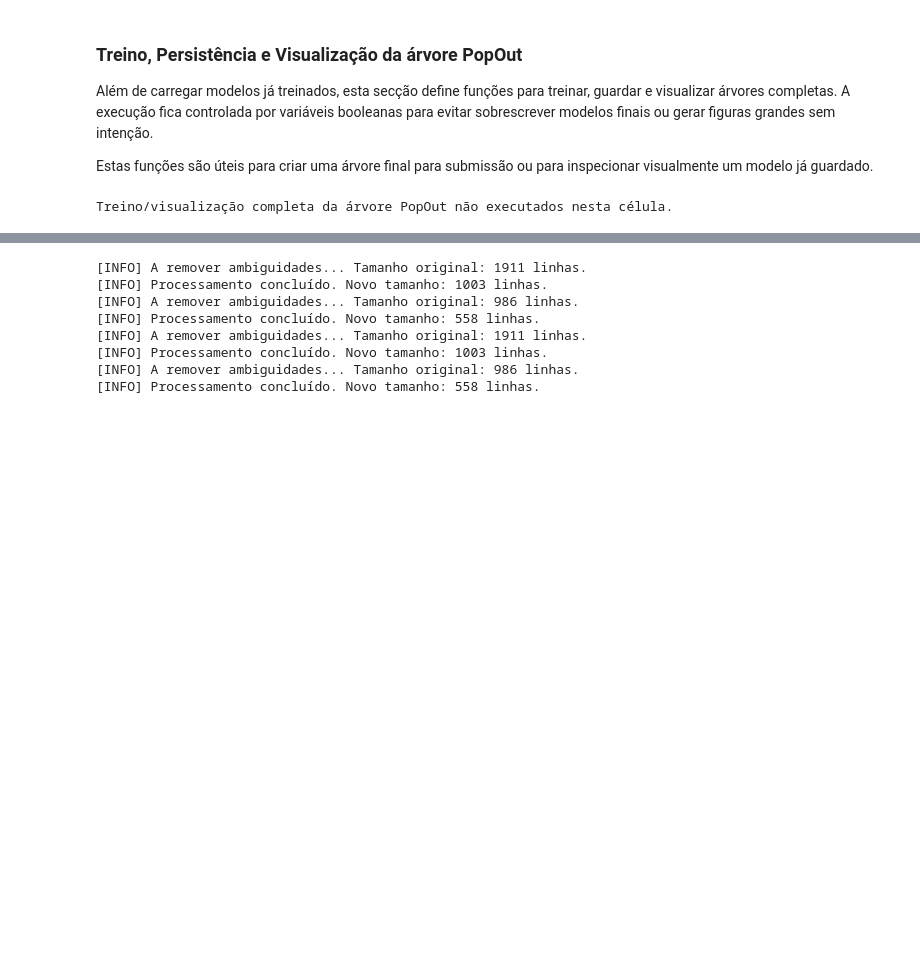
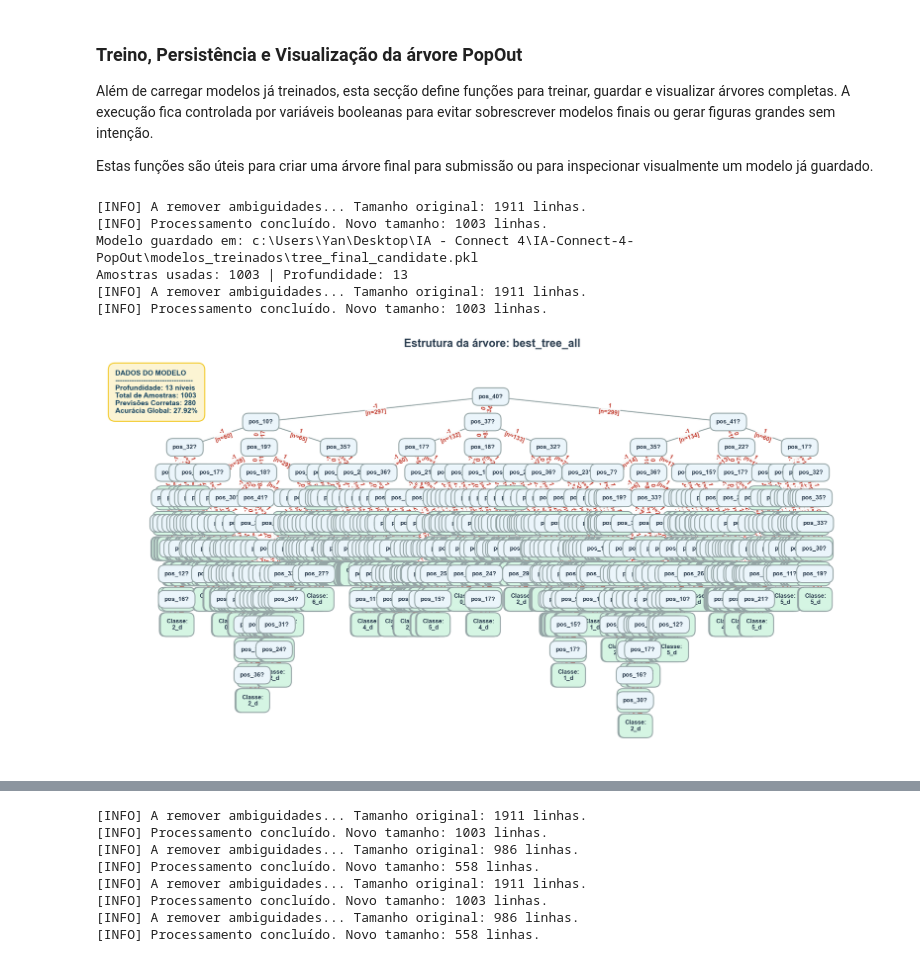
Before and after one commit to Klippell/IA-Connect-4-PopOut, a Jupyter notebook: connect_4.ipynb, the cells around one changed output, grey strips where cells are left out. Drawn from its saved outputs; the diff is of its cells as text; code cells hidden in the pictures; blank space fills up the shorter version.

```diff
--- a/connect_4.ipynb
+++ b/connect_4.ipynb
@@ -750,36 +750,42 @@ def visualizar_arvore_guardada(nome_modelo, dataset_teste=None, only_winners=Fal
         df_teste = preparar_dataset_popout(dataset_teste, only_winners=only_winners)
         metricas_teste = calcular_metricas(arvore, df_teste, "target_move")
         metricas.update(metricas_teste)
         metricas["profundidade"] = calcular_profundidade(arvore.root)
 
     plotar_arvore_decisao(
         arvore.root,
         titulo=f"Estrutura da árvore: {nome_modelo}",
         metricas=metricas,
     )
     return arvore
 
-RUN_FINAL_TREE_TRAINING = False
-PLOT_SAVED_POPOUT_TREE = False
+RUN_FINAL_TREE_TRAINING = True
+PLOT_SAVED_POPOUT_TREE = True
 
 if RUN_FINAL_TREE_TRAINING:
     treinar_e_guardar_arvore_popout(
         caminho_dataset=POPOUT_DATASET,
         nome_modelo="tree_final_candidate",
         only_winners=False,
         max_depth=100,
     )
 
 if PLOT_SAVED_POPOUT_TREE:
     visualizar_arvore_guardada(
         nome_modelo="best_tree_all",
         dataset_teste=POPOUT_DATASET,
         only_winners=False,
     )
 else:
     print("Treino/visualização completa da árvore PopOut não executados nesta célula.")
 # %% [output]
-Treino/visualização completa da árvore PopOut não executados nesta célula.
+[INFO] A remover ambiguidades... Tamanho original: 1911 linhas.
+[INFO] Processamento concluído. Novo tamanho: 1003 linhas.
+Modelo guardado em: c:\Users\Yan\Desktop\IA - Connect 4\IA-Connect-4-PopOut\modelos_treinados\tree_final_candidate.pkl
+Amostras usadas: 1003 | Profundidade: 13
+[INFO] A remover ambiguidades... Tamanho original: 1911 linhas.
+[INFO] Processamento concluído. Novo tamanho: 1003 linhas.
+[figure, added]
 # %%
 def carregar_arvores_modelos(pasta=MODELS_DIR):
     modelos = {}
```
Also changed, not shown: parts of 2 cells of this notebook.
